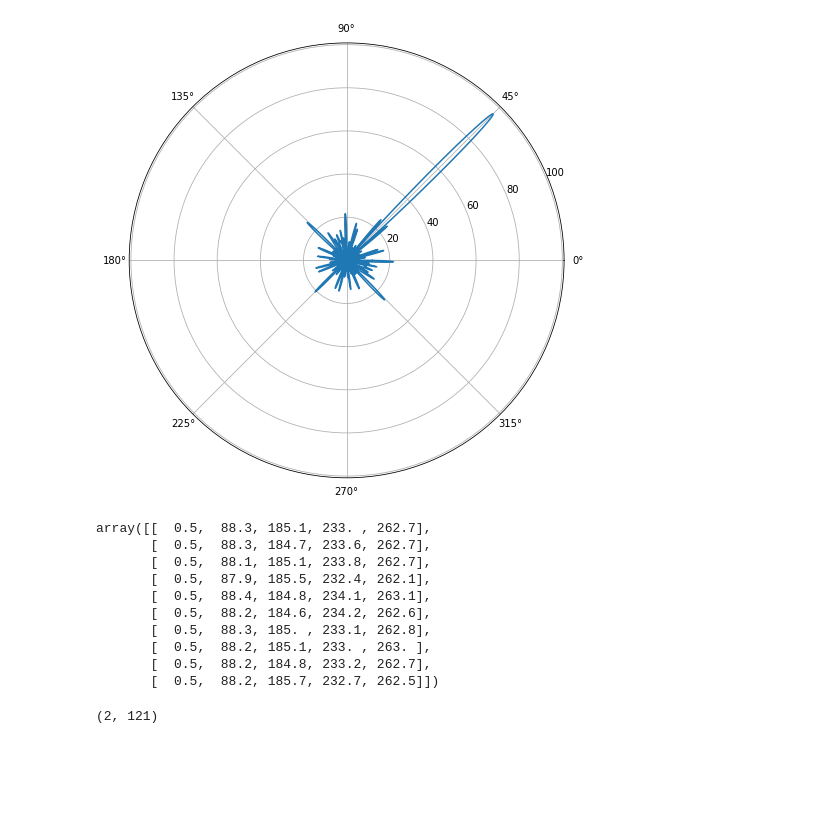
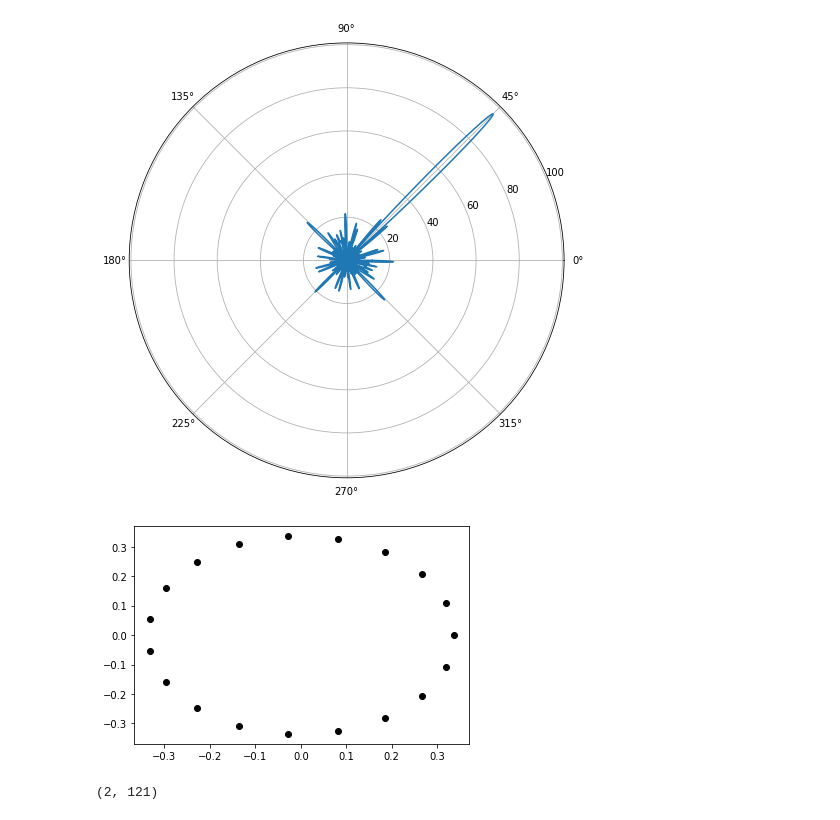
Before and after one commit to HaoxinSEU/SSP_beamforming, a Jupyter notebook: assignment1.ipynb, the cells around one changed output. Saved outputs shown, nothing was run; the diff lists cells and outputs as text; code cells hidden in the pictures; blank space fills up the shorter version.

```diff
--- a/assignment1.ipynb
+++ b/assignment1.ipynb
@@ -57,19 +52,12 @@ data=io.loadmat('data.mat')
 # %%
+data=io.loadmat('data/data_1.mat')
 directions=data['directions']
 xyz=data['xyz']
 src=data['src_model']
-directions
+plt.plot(xyz[:,0],xyz[:,1],'ko')
+plt.show()
 # %% [output]
-array([[  0.5,  88.3, 185.1, 233. , 262.7],
-       [  0.5,  88.3, 184.7, 233.6, 262.7],
-       [  0.5,  88.1, 185.1, 233.8, 262.7],
-       [  0.5,  87.9, 185.5, 232.4, 262.1],
-       [  0.5,  88.4, 184.8, 234.1, 263.1],
-       [  0.5,  88.2, 184.6, 234.2, 262.6],
-       [  0.5,  88.3, 185. , 233.1, 262.8],
-       [  0.5,  88.2, 185.1, 233. , 263. ],
-       [  0.5,  88.2, 184.8, 233.2, 262.7],
-       [  0.5,  88.2, 185.7, 232.7, 262.5]])
+[figure, added]
 # %%
 lambda_ = 0.336845458426966
 sigma = 0.1
```
Also changed, not shown: parts of 13 cells of this notebook, 1 other file.
